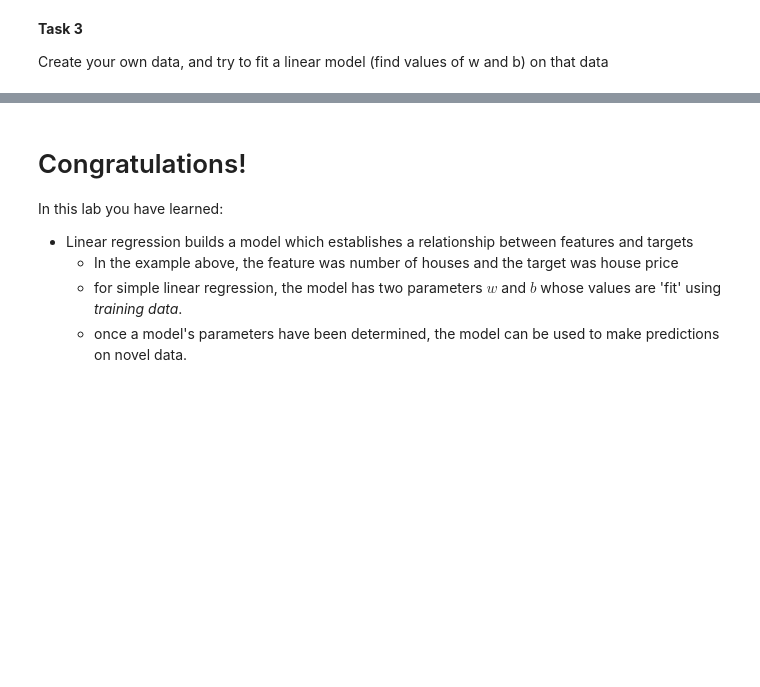
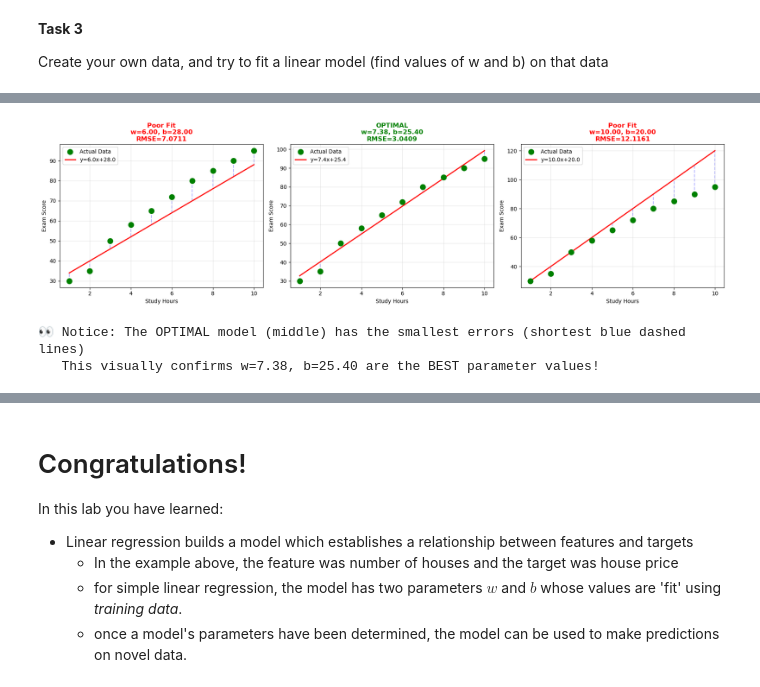
Before and after one commit to Md-Ruhul-Amin-Rony/Machine-Learning-AI25, a Jupyter notebook: notebooks/week1_lab01_model_representation.ipynb, the cells around one changed output, grey strips where cells are left out. Drawn from its saved outputs; the diff is of its cells as text; code cells hidden in the pictures; blank space fills up the shorter version.

```diff
--- a/notebooks/week1_lab01_model_representation.ipynb
+++ b/notebooks/week1_lab01_model_representation.ipynb
@@ -379,0 +613,39 @@ Create your own data, and try to fit a linear model (find values of w and b) on
+# %%
+# Visual comparison: Optimal vs Non-optimal parameters
+fig, axes = plt.subplots(1, 3, figsize=(18, 5))
+
+# Test 3 different models
+test_cases = [
+    (6.0, 28.0, "Poor Fit"),
+    (w_new, b_new, "OPTIMAL"),
+    (10.0, 20.0, "Poor Fit")
+]
+
+for idx, (w_test, b_test, label) in enumerate(test_cases):
+    y_pred_test = linear_model(x, w_test, b_test)
+    rmse_test = np.sqrt(np.mean((y - y_pred_test)**2))
+
+    axes[idx].scatter(x, y, marker='o', c='green', s=100, label='Actual Data', zorder=3)
+    axes[idx].plot(x, y_pred_test, 'r-', linewidth=2, label=f'y={w_test:.1f}x+{b_test:.1f}', zorder=2)
+
+    # Show error lines
+    for i in range(len(x)):
+        axes[idx].plot([x[i], x[i]], [y[i], y_pred_test[i]], 'b--', alpha=0.3, zorder=1)
+
+    title_color = 'green' if idx == 1 else 'red'
+    axes[idx].set_title(f"{label}\nw={w_test:.2f}, b={b_test:.2f}\nRMSE={rmse_test:.4f}",
+                        fontsize=12, fontweight='bold', color=title_color)
+    axes[idx].set_xlabel("Study Hours")
+    axes[idx].set_ylabel("Exam Score")
+    axes[idx].legend()
+    axes[idx].grid(True, alpha=0.3)
+
+plt.tight_layout()
+plt.show()
+
+print("\n👀 Notice: The OPTIMAL model (middle) has the smallest errors (shortest blue dashed lines)")
+print("   This visually confirms w=7.38, b=25.40 are the BEST parameter values!")
+# %% [output]
+[figure, added]
+👀 Notice: The OPTIMAL model (middle) has the smallest errors (shortest blue dashed lines)
+   This visually confirms w=7.38, b=25.40 are the BEST parameter values!
```
Also changed, not shown: parts of 23 cells of this notebook.
